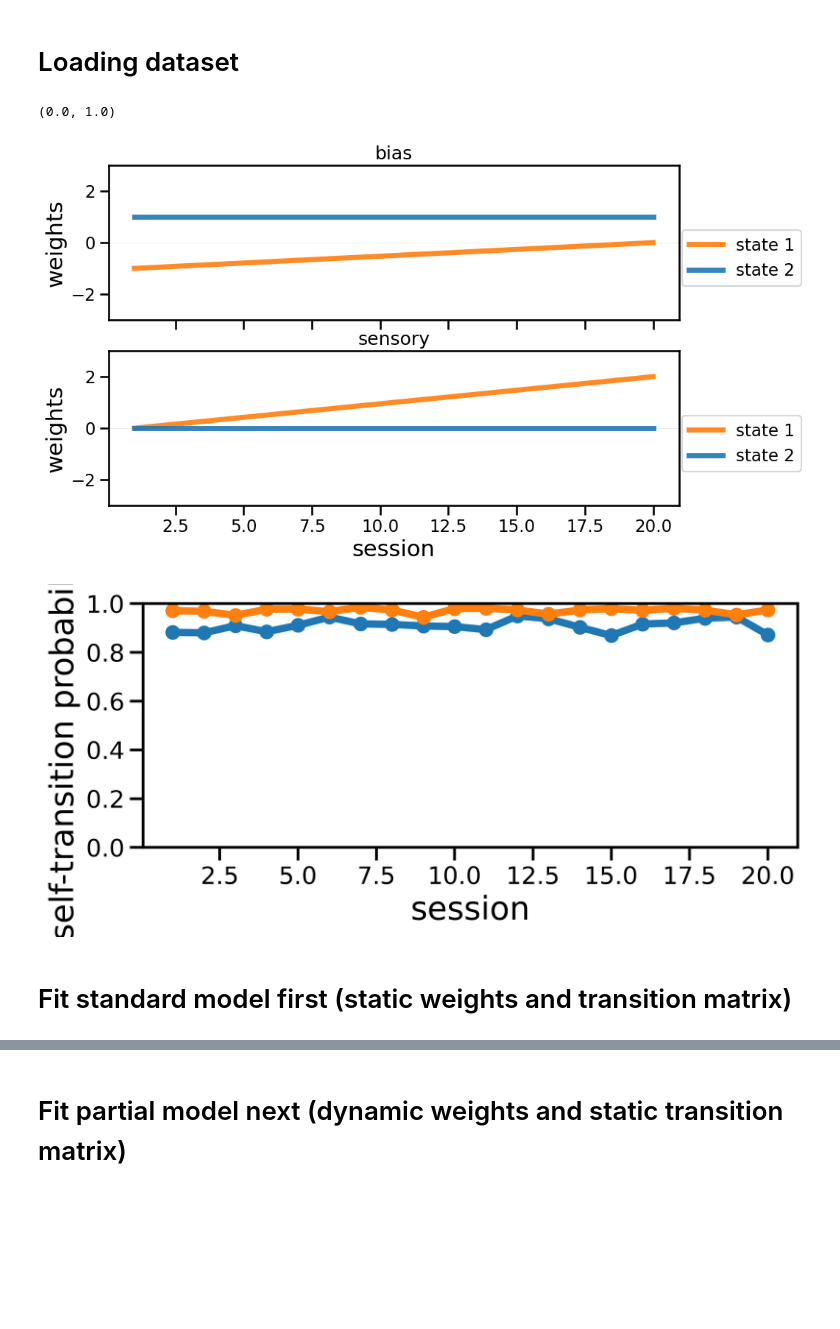
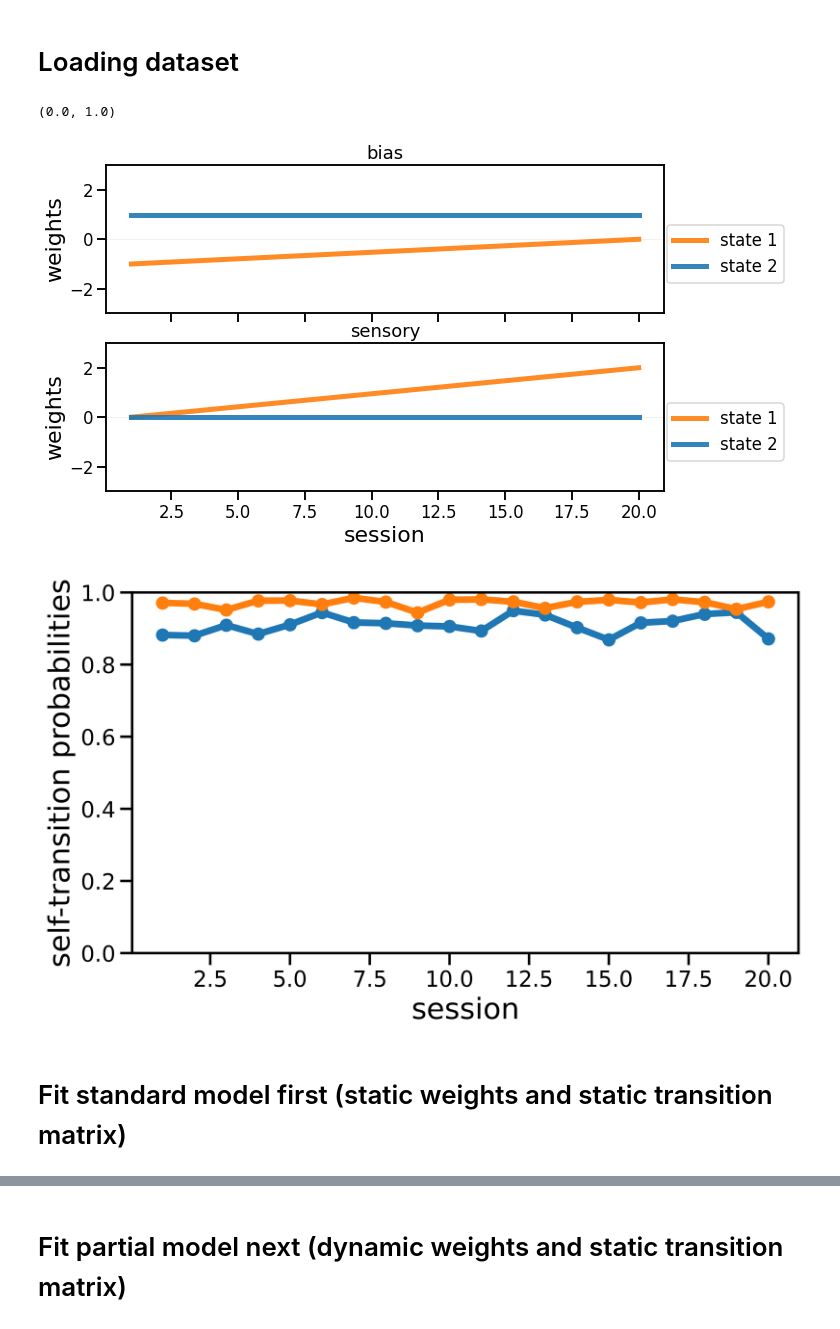
Before and after one commit to lenca56/dynamic_glmhmm, a Jupyter notebook: code/Demo_simulated_data.ipynb, the cells around one changed output, grey strips where cells are left out. Cells and saved outputs as stored; diff of their text form; code cells hidden in the pictures; blank space fills up the shorter version.

```diff
--- a/code/Demo_simulated_data.ipynb
+++ b/code/Demo_simulated_data.ipynb
@@ -77,26 +75,27 @@ truepi = np.ones((K))/K
 # %%
 # load dataset
 dataset = np.load('../data_demo/dataset_two_state_simulated.npz')
 trueW = dataset['trueW']
 trueP = dataset['trueP']
 sessInd = dataset['sessInd']
 trainX = dataset['trainX']
 trainY = dataset['trainY']
 
 dGLMHMM = dynamic_glmhmm.dynamic_GLMHMM(N, K, D, C)
 
+# plot true parameters
 fig, axes = plt.subplots(2,1, figsize=(10,6), sharex=True)
 plotting_weights_per_feature(trueW, sessInd=sessInd, axes=axes, yLim=[[-3,3],[-3,3]], trueW=None, labels=['bias', 'sensory'])
 
-fig, axes = plt.subplots(1, figsize = (8,3), dpi=400)
+fig, axes = plt.subplots(1, figsize = (9,5), dpi=400)
 plotting_self_transition_probabilities(trueP, sessInd, axes, sortedStateInd=None)
 axes.set_ylim(0,1)
 # %% [output]
 (0.0, 1.0)
-[figure, old version]
+[figure, new version]
-[figure, old version]
+[figure, new version]
 # %% [markdown]
-# Fit standard model first (static weights and transition matrix)
+# Fit standard model first (static weights and static transition matrix)
 # %%
 model_type = 'standard'
 initP, initpi, initW = dGLMHMM.generate_param(sessInd=sessInd, transitionDistribution=['dirichlet', (5, 1)], weightDistribution=['uniform', (-2,2)], model_type=model_type)
```
Also changed, not shown: parts of 6 cells of this notebook, 10 other files.
